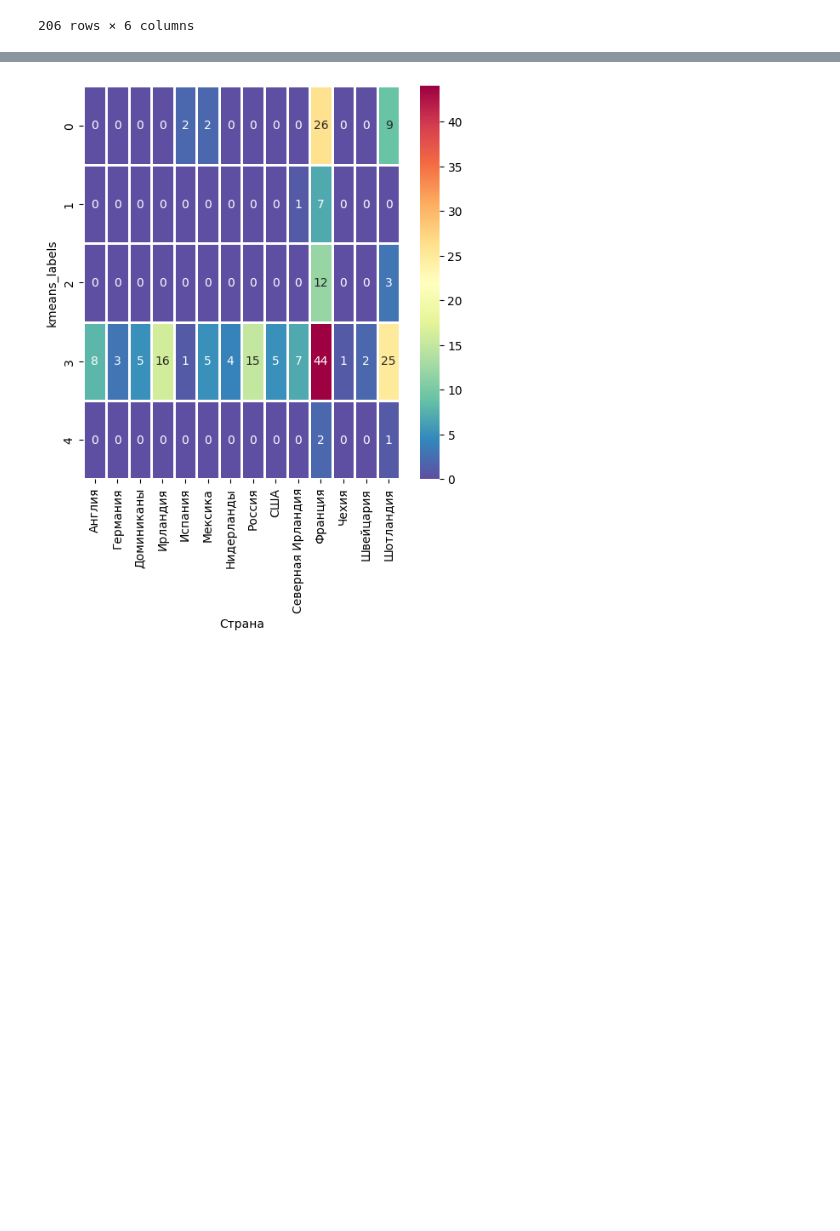
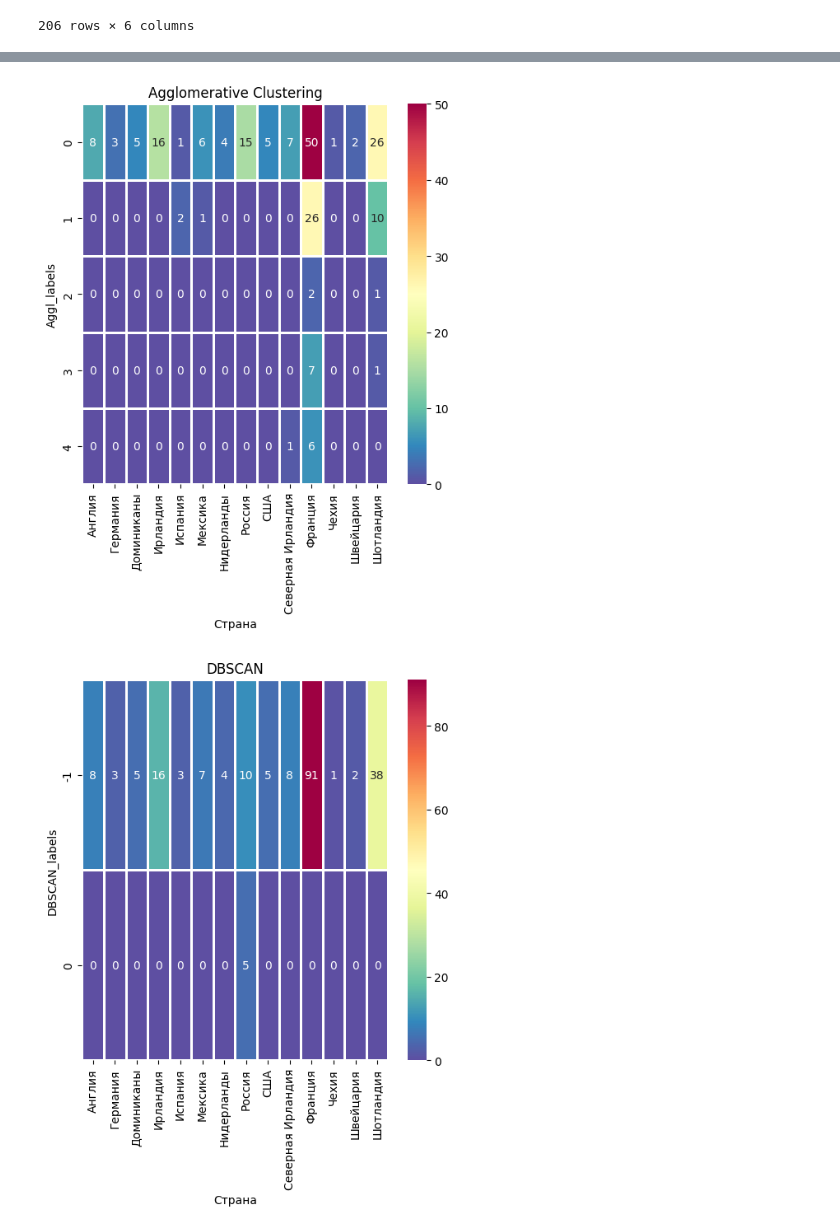
Before and after one commit to avkolchin1995/Spirits-Clustering, a Jupyter notebook: Spirits-Clustering.ipynb, the cells around one changed output, grey strips where cells are left out. Saved outputs shown, nothing was run; the diff lists cells and outputs as text; code cells hidden in the pictures; blank space fills up the shorter version.

```diff
--- a/Spirits-Clustering.ipynb
+++ b/Spirits-Clustering.ipynb
@@ -217,6 +217,10 @@ df
 | 204 | Виски | 59000 | Шотландия | 46 | 25.0 | 1 |
 | 205 | Коньяк | 48000 | Франция | 45 | 10.0 | 1 |
 206 rows × 6 columns
+# %%
+# Метки кластеров DBSCAN
+Aggl_labels = model_aggl.labels_
+df['Aggl_labels'] = Aggl_labels
 # %%
 # Метки кластеров DBSCAN
 DBSCAN_labels = model_DBSCAN.labels_
@@ -246,10 +256,23 @@ plt.show()
 # %%
-# Связь между кластерами и страной происхождения
-cross_tab = pd.crosstab(df['kmeans_labels'],df['Страна']) # Таблица сопряженности между кластерами и страной происхождения
+# Связь между кластерами и видом напитков
+# Таблицы сопряженности между кластерами и страной происхождения
+cross_tab_Aggl = pd.crosstab(df['Aggl_labels'],df['Страна'])
+cross_tab_DBSCAN = pd.crosstab(df['DBSCAN_labels'],df['Страна'])
+cross_tab_kmeans = pd.crosstab(df['kmeans_labels'],df['Страна'])
 #
 # Тепловая карта сопряженности
 plt.figure(figsize=(6,6))
-sns.heatmap(cross_tab, annot=True, cmap='Spectral_r', linewidths=1)
+sns.heatmap(cross_tab_Aggl, annot=True, cmap='Spectral_r', linewidths=1)
+plt.title('Agglomerative Clustering')
 plt.show()
+plt.figure(figsize=(6,6))
+sns.heatmap(cross_tab_DBSCAN, annot=True, cmap='Spectral_r', linewidths=1)
+plt.title('DBSCAN')
+plt.show()
+plt.figure(figsize=(6,6))
+sns.heatmap(cross_tab_kmeans, annot=True, cmap='Spectral_r', linewidths=1)
+plt.title('KMeans')
+plt.show()
 # %% [output]
-[figure, old version]
+[figure, new version]
+[figure, added]
```
Also changed, not shown: parts of 3 cells of this notebook.
